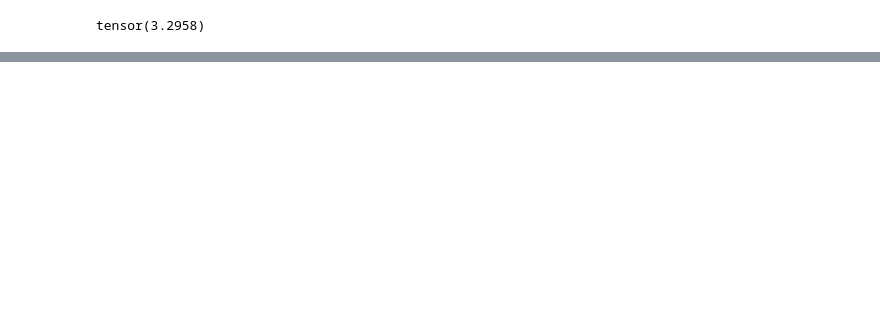
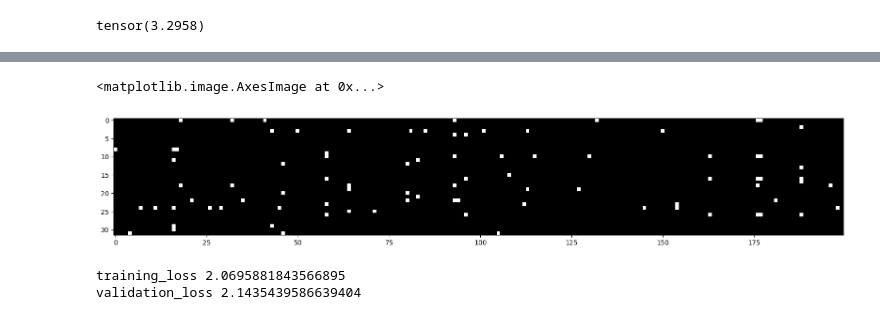
Before and after one commit to codeandcodes/ML, a Jupyter notebook: makemore part 3.ipynb, the cells around one changed output, grey strips where cells are left out. Saved outputs shown, nothing was run; the diff lists cells and outputs as text; code cells hidden in the pictures; blank space fills up the shorter version.

```diff
--- a/makemore part 3.ipynb
+++ b/makemore part 3.ipynb
@@ -298,0 +390,28 @@ plt.hist(hpreact.view(-1).tolist(),50);
+# %%
+plt.figure(figsize=(20,10))
+plt.imshow(h1.abs() > 0.99, cmap='gray', interpolation='nearest')
+# %% [output]
+<matplotlib.image.AxesImage at 0x...>
+[figure, added]
+# %%
+# Loss Log - rerun with new initialized values
+
+print_loss()
+
+# w/improvement of W2 and b2
+# fix softmax confidently wrong
+# loss is quite a bit improved. now to 2.15
+# training_loss 2.1070516109466553
+# validation_loss 2.1754932403564453
+
+# w/improvement of W1 and b1
+# fix tanh layer too saturated at init
+# training_loss 2.0695881843566895
+# validation_loss 2.1435439586639404
+#
+
+# these problems tend to stack up, can get to the place where training doesn't happen at all
+# (not forgiving to these errors) as the depth of the NN increases
+# %% [output]
+training_loss 2.0695881843566895
+validation_loss 2.1435439586639404
```
Also changed, not shown: parts of 33 cells of this notebook, 5 other files.
